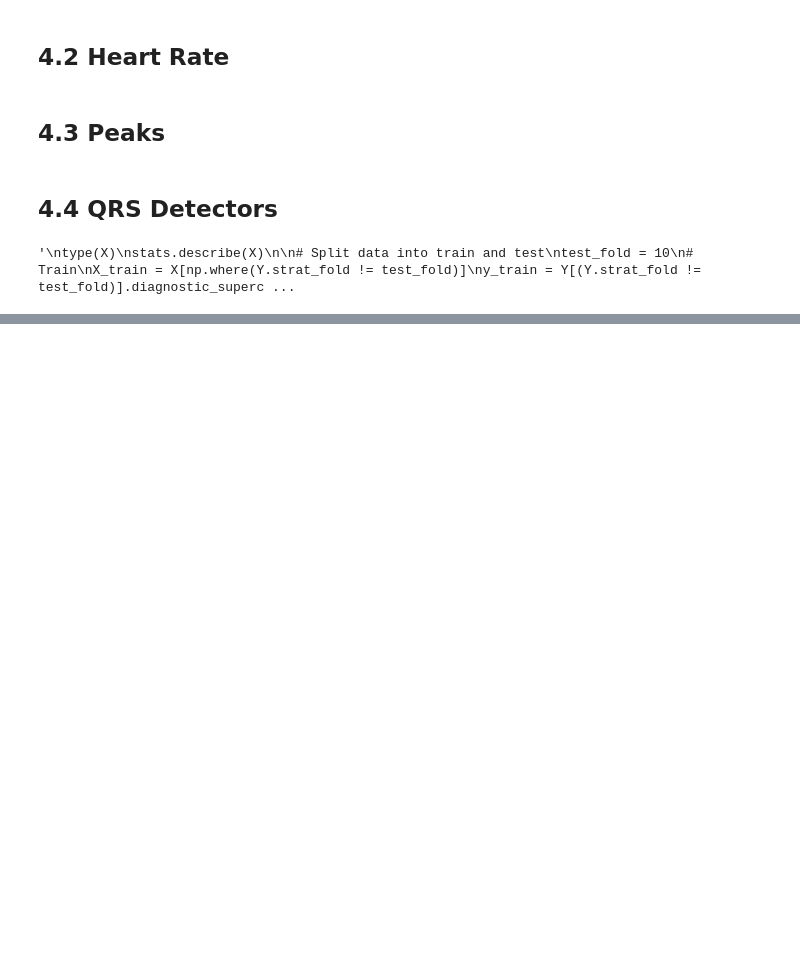
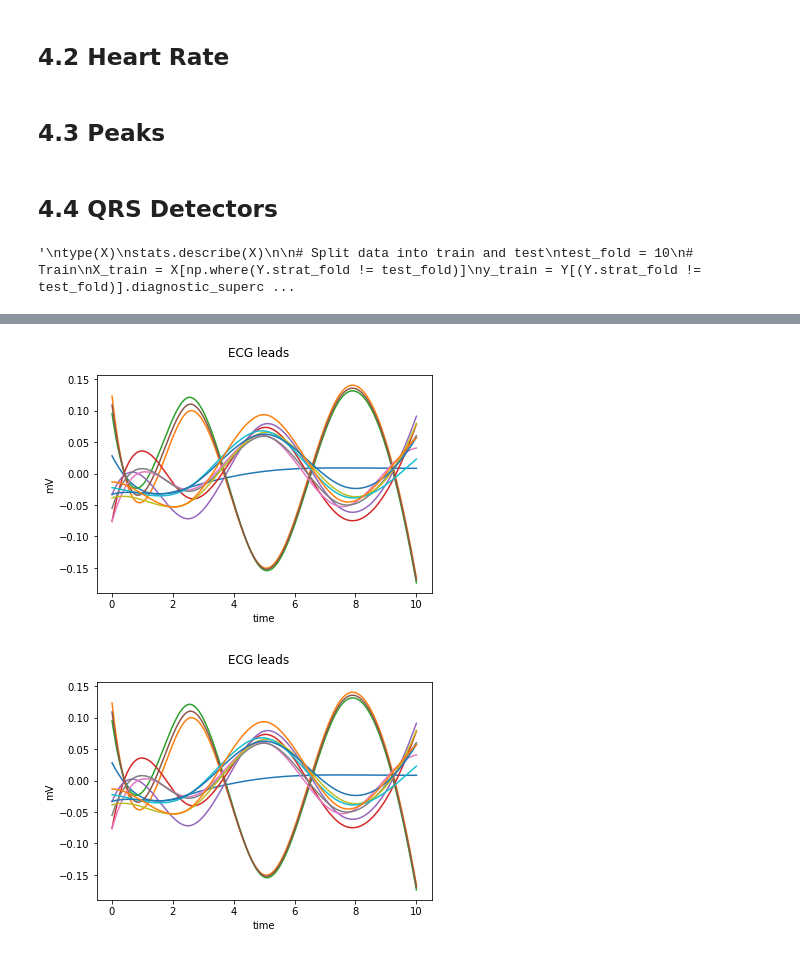
Before and after one commit to GabrieleBonzi/FDAxECG, a Jupyter notebook: Test.ipynb, the cells around one changed output, grey strips where cells are left out. Saved outputs shown, nothing was run; the diff lists cells and outputs as text; code cells hidden in the pictures; blank space fills up the shorter version.

```diff
--- a/Test.ipynb
+++ b/Test.ipynb
@@ -249,0 +291,8 @@ y_test = Y[Y.strat_fold == test_fold].diagnostic_superclass
+# %%
+# We can increase the number of elements in the basis to try to reproduce the original data with more fidelity:
+fd_basis_big = fd.to_basis(skfda.representation.basis.BSpline(n_basis=7))
+
+fd_basis_big.plot()
+# %% [output]
+[figure, added]
+[figure, added]
```
Also changed, not shown: parts of 25 cells of this notebook.
